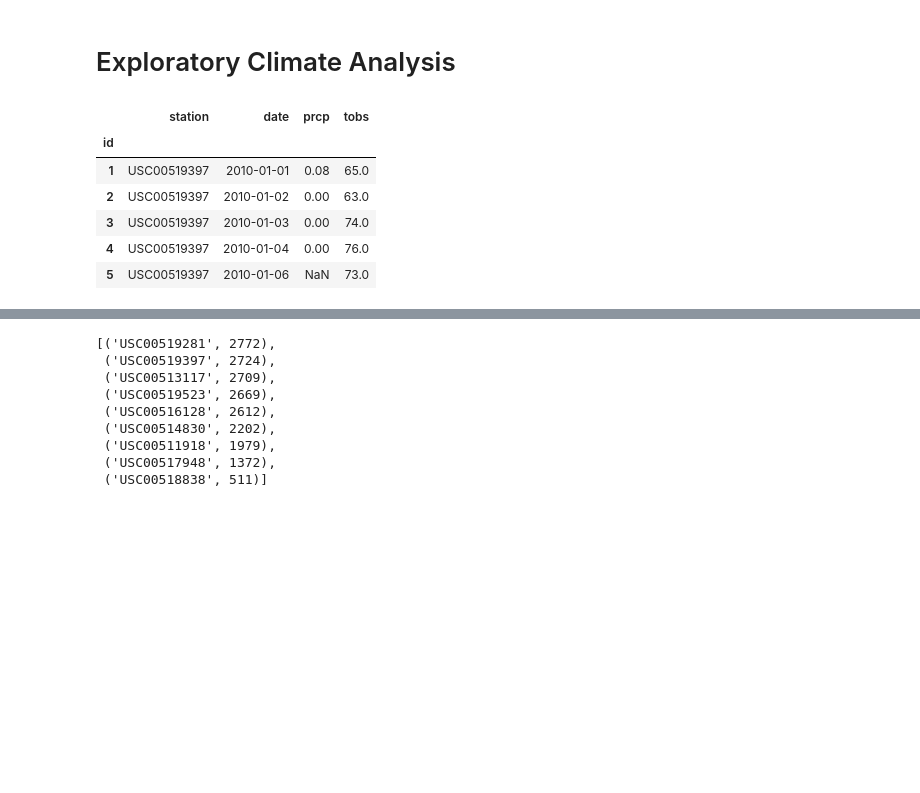
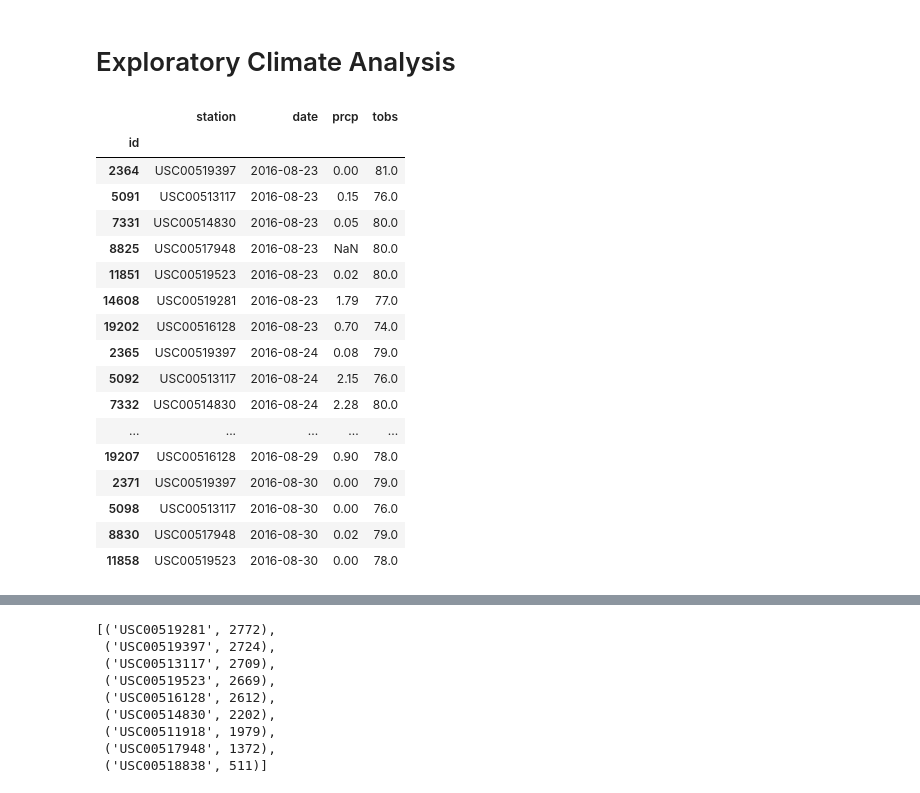
Before and after one commit to tsakurai42/data-analytics-homework, a Jupyter notebook: Assignment-10-SQLAlchemy/climate_starter.ipynb, the cells around one changed output, grey strips where cells are left out. Saved outputs shown, nothing was run; the diff lists cells and outputs as text; code cells hidden in the pictures; blank space fills up the shorter version.

```diff
--- a/Assignment-10-SQLAlchemy/climate_starter.ipynb
+++ b/Assignment-10-SQLAlchemy/climate_starter.ipynb
@@ -37,40 +37,39 @@ Station = Base.classes.station
 session = Session(engine)
 # %% [markdown]
 # Exploratory Climate Analysis
-# %%
-#[_.__dict__ for _ in session.query(Measurement).all()]
-
-#session.query(Measurement).
-lastdate = session.query(Measurement).order_by(Measurement.date.desc()).first().date
-lastid = session.query(Measurement).order_by(Measurement.date.desc()).first().id
-last_date_split = lastdate.split("-")
-one_year_ago_date = f"{int(last_date_split[0])-1}-{last_date_split[1]}-{last_date_split[2]}"
-firstid = session.query(Measurement).filter(Measurement.date == one_year_ago_date).first().id
-
-all_data_df = pd.read_sql(session.query(Measurement).statement,engine,index_col='id')
-
-past_year_data = session.query(Measurement).filter(Measurement.id >= firstid).filter(Measurement.id <= lastid)
-past_year_data_df = pd.read_sql(past_year_data.statement,engine,index_col='id')
-
-# date_list = [_.date for _ in all_data]
-# prcp_list = [_.prcp for _ in all_data]
-# test.head()
-
-# plt.figure(figsize=(12,8))
-# plt.bar(past_year_data_df.date,past_year_data_df.prcp,width=1)
-# plt.grid(None)
-# plt.title("This is a really shit graph")
-# plt.ylabel("Precipitation")
-# plt.tight_layout()
-# plt.show()
-
-
-all_data_df.head()
-# %% [output]
-|  | station | date | prcp | tobs |
-| id |  |  |  |  |
-| 1 | USC00519397 | 2010-01-01 | 0.08 | 65.0 |
-| 2 | USC00519397 | 2010-01-02 | 0.00 | 63.0 |
-| 3 | USC00519397 | 2010-01-03 | 0.00 | 74.0 |
-| 4 | USC00519397 | 2010-01-04 | 0.00 | 76.0 |
-| 5 | USC00519397 | 2010-01-06 | NaN | 73.0 |
+# %%
+from datetime import datetime
+from dateutil.relativedelta import relativedelta
+
+lastdate = session.query(Measurement).order_by(Measurement.date.desc()).first().date
+#print(lastdate)
+one_year_ago_date = (datetime.strptime(lastdate,'%Y-%m-%d') - relativedelta(years=1)).strftime("%Y-%m-%d")
+#print(one_year_ago_date)
+
+all_data_df = pd.read_sql(session.query(Measurement).statement,engine,index_col='id')
+
+past_year_data = (session.query(Measurement)
+                  .filter(Measurement.date >= one_year_ago_date)
+                  .filter(Measurement.date <= lastdate)
+                  .order_by(Measurement.date))
+past_year_data_df = pd.read_sql(past_year_data.statement,engine,index_col='id')
+past_year_data_df.head(50)
+# %% [output]
+|  | station | date | prcp | tobs |
+| id |  |  |  |  |
+| 2364 | USC00519397 | 2016-08-23 | 0.00 | 81.0 |
+| 5091 | USC00513117 | 2016-08-23 | 0.15 | 76.0 |
+| 7331 | USC00514830 | 2016-08-23 | 0.05 | 80.0 |
+| 8825 | USC00517948 | 2016-08-23 | NaN | 80.0 |
+| 11851 | USC00519523 | 2016-08-23 | 0.02 | 80.0 |
+| 14608 | USC00519281 | 2016-08-23 | 1.79 | 77.0 |
+| 19202 | USC00516128 | 2016-08-23 | 0.70 | 74.0 |
+| 2365 | USC00519397 | 2016-08-24 | 0.08 | 79.0 |
+| 5092 | USC00513117 | 2016-08-24 | 2.15 | 76.0 |
+| 7332 | USC00514830 | 2016-08-24 | 2.28 | 80.0 |
+| ... | ... | ... | ... | ... |
+| 19207 | USC00516128 | 2016-08-29 | 0.90 | 78.0 |
+| 2371 | USC00519397 | 2016-08-30 | 0.00 | 79.0 |
+| 5098 | USC00513117 | 2016-08-30 | 0.00 | 76.0 |
+| 8830 | USC00517948 | 2016-08-30 | 0.02 | 79.0 |
+| 11858 | USC00519523 | 2016-08-30 | 0.00 | 78.0 |
```
Also changed, not shown: parts of 12 cells of this notebook, 1 other file.
